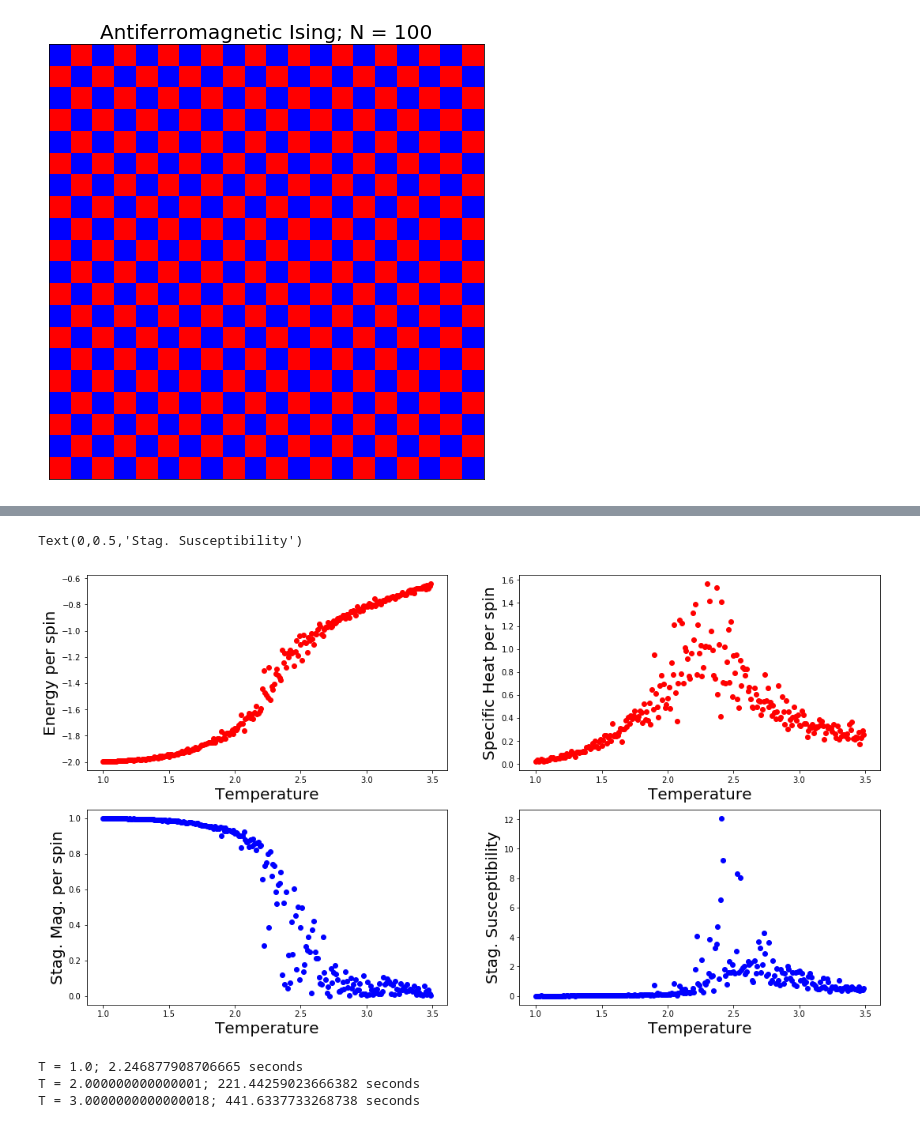
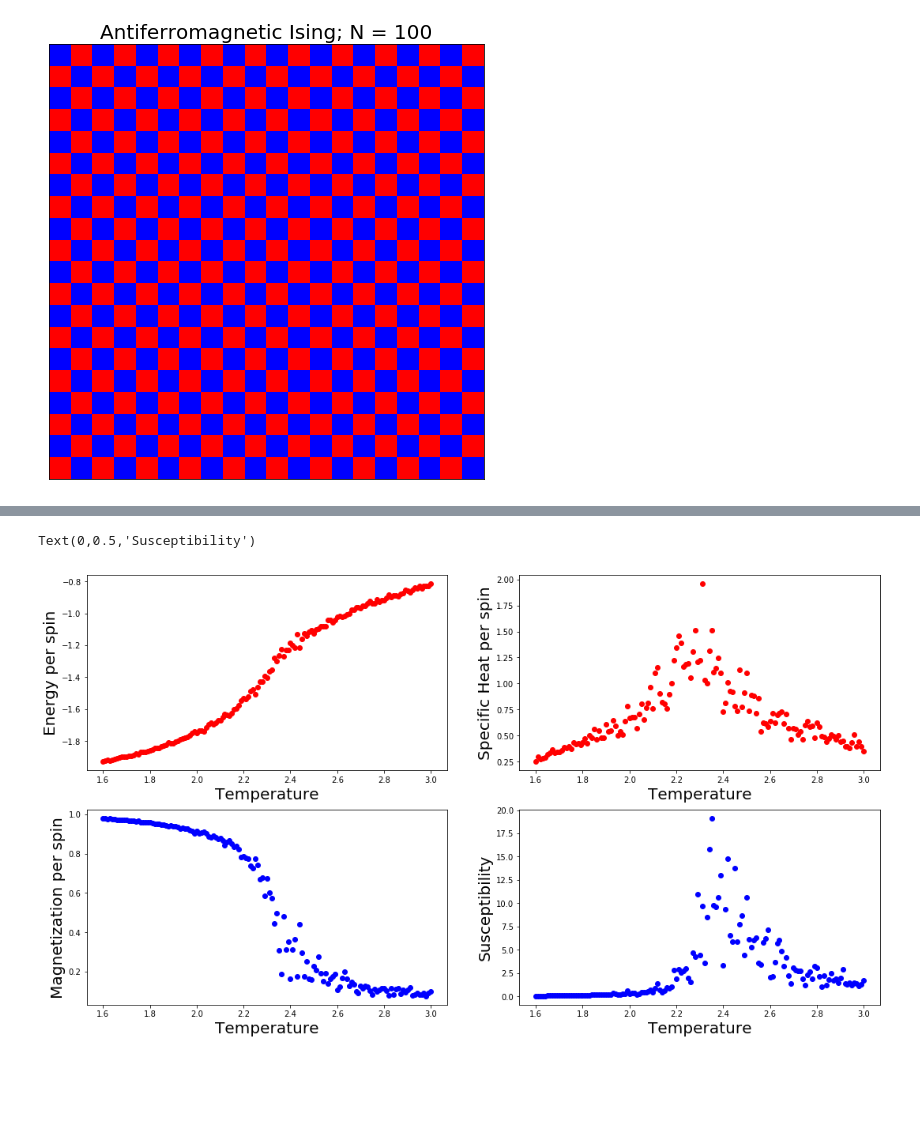
Before and after one commit to kaitshin/PHYSICS113-final-project, a Jupyter notebook: Antiferro.ipynb, the cells around one changed output, grey strips where cells are left out. Cells and saved outputs as stored; diff of their text form; code cells hidden in the pictures; blank space fills up the shorter version.

```diff
--- a/Antiferro.ipynb
+++ b/Antiferro.ipynb
@@ -229,10 +224,3 @@ test_boltz = {"4.0" : np.exp(-8/T), "2.0" : np.exp(-4/T)}
-# %%
-inftemp = np.random.randint(0, 2, (30, 30))
-
-for i in range(20):
-    for j in range(20):
-        if inftemp[i,j] == 0:
-            inftemp[i,j] = -1
 # %%
 s = mult_sweeps_af(init, test_boltz, 100, plot = True, title = 'Antiferromagnetic Ising; N = 100')
 # %% [output]
@@ -249,0 +228,6 @@ elist = energy_evo_af(init, test_boltz, 400*800, plot = True)
+# %%
+ones30 = np.ones((30,30))
+T = 2.25
+test_boltz = {"4.0" : np.exp(-8/T), "2.0" : np.exp(-4/T)}
+
+elist = energy_evo_af(ones30, test_boltz, 900*1000, plot = True)
@@ -266,0 +240,6 @@ smag_sus20 = np.zeros(len(temps))
+# %%
+def round_to_3(x):
+    if x != 0:
+        return round(x, -int(np.floor(np.log10(abs(x)))) + 2)
+    else:
+        return 0
@@ -310,26 +351,26 @@ T = 3.0000000000000018; 176.51195120811462 seconds
 # %%
 fig = plt.figure(figsize=(18, 10)) # plot the calculated values
 
 fig.add_subplot(2, 2, 1 )
-plt.plot(temps, eneps_list20, 'ro')
+plt.plot(temps, eneps_list, 'ro')
 plt.xlabel("Temperature", fontsize=20)
 plt.ylabel("Energy per spin", fontsize=20)
 
 fig.add_subplot(2, 2, 2 )
-plt.plot(temps, spec_heat20, 'ro')
+plt.plot(temps, spec_heat, 'ro')
 plt.xlabel("Temperature", fontsize=20)
 plt.ylabel("Specific Heat per spin", fontsize=20)
 
 fig.add_subplot(2, 2, 3 )
-plt.plot(temps, abs(smagps_list20), 'bo')
+plt.plot(temps, abs(smagps_list), 'bo')
 plt.xlabel("Temperature", fontsize=20)
-plt.ylabel("Stag. Mag. per spin", fontsize=20)
+plt.ylabel("Magnetization per spin", fontsize=20)
 
 fig.add_subplot(2, 2, 4 )
-plt.plot(temps, smag_sus20, 'bo')
+plt.plot(temps, smag_sus, 'bo')
 plt.xlabel("Temperature", fontsize=20)
-plt.ylabel("Stag. Susceptibility", fontsize=20)
+plt.ylabel("Susceptibility", fontsize=20)
 # %% [output]
-Text(0,0.5,'Stag. Susceptibility')
+Text(0,0.5,'Susceptibility')
-[figure, old version]
+[figure, new version]
 # %%
@@ -354,43 +382,0 @@ smag_sus30 = np.zeros(len(temps))
-# %%
-grid = copy.copy(init30)
-
-start = time.time()
-
-for i in range(len(temps)):
-    T = temps[i]
-    boltz = {"4.0" : np.exp(-8/T), "2.0" : np.exp(-4/T)}
-
-    grid = mult_sweeps_af(grid, boltz, n_eq)
-
-    # initialize the totals that will be used to compute averages
-    e_total = 0
-    e2_total = 0
-    sm_total = 0
-    sm2_total = 0
-
-    # measurements to average
-    for k in range(n):
-        grid = mc_sweep_af(grid, boltz)
-        energy = ising_energy_af(grid)
-        smag = stag_mag(grid)
-
-        e_total += energy
-        e2_total += energy*energy
-        sm_total += smag
-        sm2_total += smag*smag
-
-
-    # compute averages
-    eneps_list30[i] = n1*e_total
-    spec_heat30[i] = (n1*e2_total - n2*e_total*e_total)/(T*T)
-    smagps_list30[i] = n1*sm_total
-    smag_sus30[i] = (n1*sm2_total - n2*sm_total*sm_total)/(T*T)
-
-
-    if (T % 1) < 0.001:
-        tick = time.time()
-        print(f'T = {T}; {tick - start} seconds')
-# %% [output]
-T = 1.0; 2.246877908706665 seconds
-T = 2.000000000000001; 221.44259023666382 seconds
-T = 3.0000000000000018; 441.6337733268738 seconds
```
Also changed, not shown: parts of 14 cells of this notebook.
